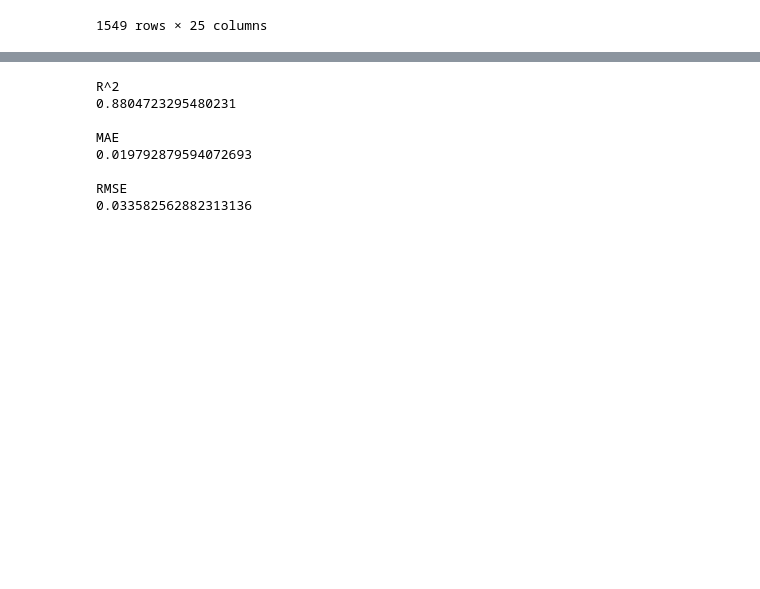
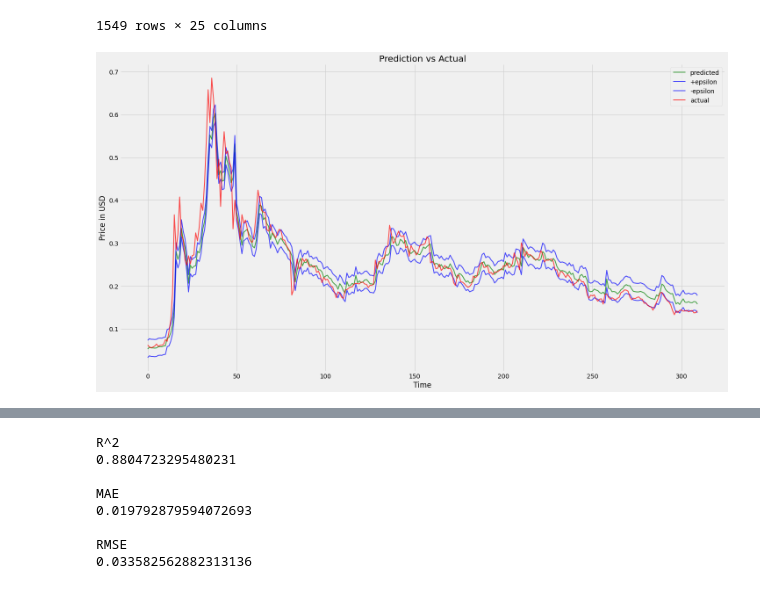
Before and after one commit to AnLong98/SIAP_2022, a Jupyter notebook: notebooks/doge_svr_linear.ipynb, the cells around one changed output, grey strips where cells are left out. Drawn from its saved outputs; the diff is of its cells as text; code cells hidden in the pictures; blank space fills up the shorter version.

```diff
--- a/notebooks/doge_svr_linear.ipynb
+++ b/notebooks/doge_svr_linear.ipynb
@@ -278,4 +297,18 @@ df
 | 2022-02-03 | 2022-02-03 | 0.137213 | 0.138747 | 0.135565 | 0.137541 | 0.137541 | 383506507 | 2.987430e+06 | ... |
 | 2022-02-04 | 2022-02-04 | 0.137687 | 0.142551 | 0.137261 | 0.141685 | 0.141685 | 454621984 | 2.991859e+06 | ... |
 1549 rows × 25 columns
+# %%
+plt.figure(figsize=(22,12))
+plt.plot(final_prediction, label='Prediction', lw=2, alpha =.7, color = "green")
+plt.plot(final_prediction + e, label='+epsilon', lw=2, alpha =.7, color = "blue")
+plt.plot(final_prediction - e, label='-epsilon', lw=2, alpha =.7, color = "blue")
+plt.plot(y_test, label='Actual', lw=2, alpha =.7, color = "red")
+plt.legend(['predicted', "+epsilon", "-epsilon" ,"actual"])
+plt.title('Prediction vs Actual')
+plt.ylabel('Price in USD')
+plt.xlabel('Time')
+
+plt.show()
+# %% [output]
+[figure, added]
 # %%
```
Also changed, not shown: parts of 5 cells of this notebook, 3 other files.
